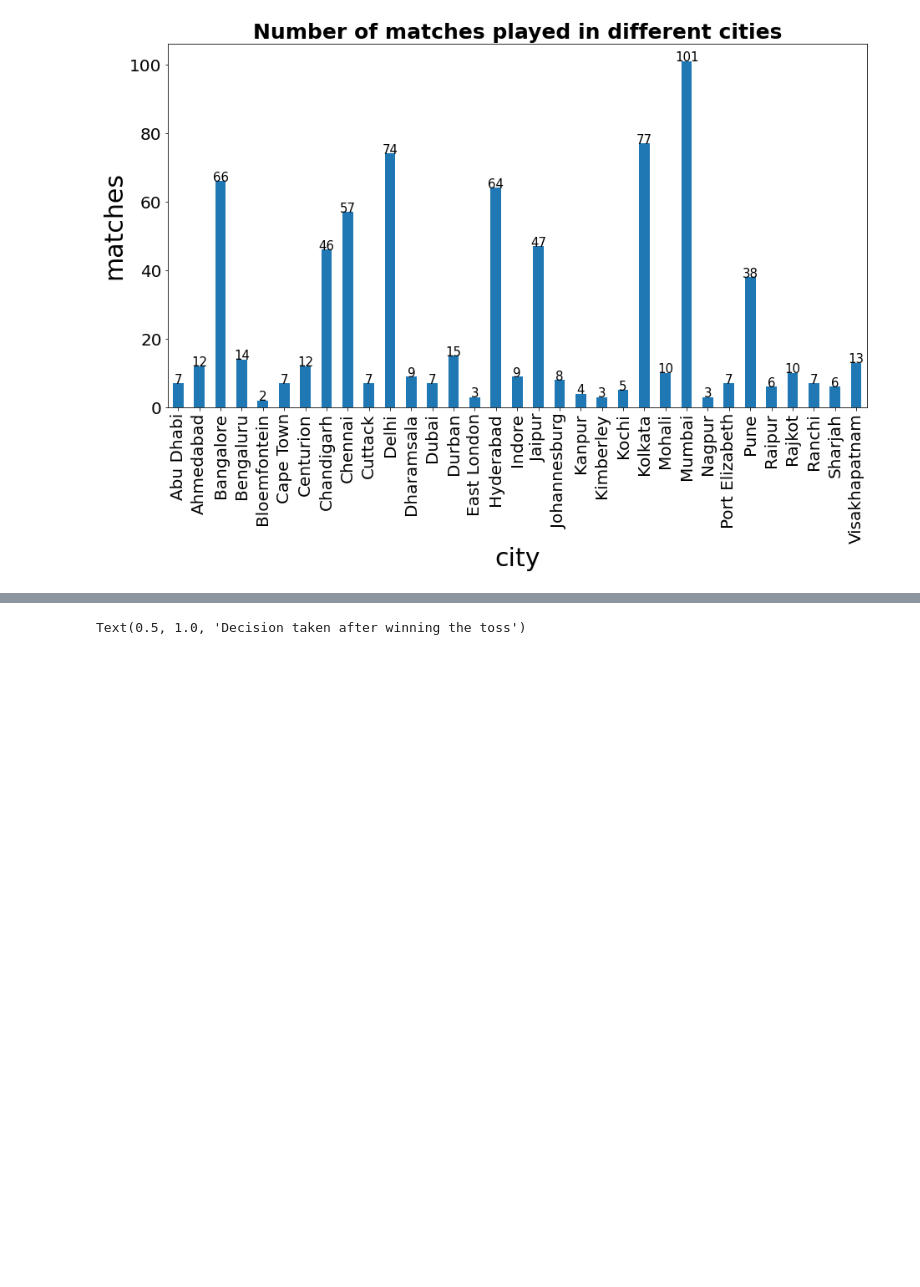
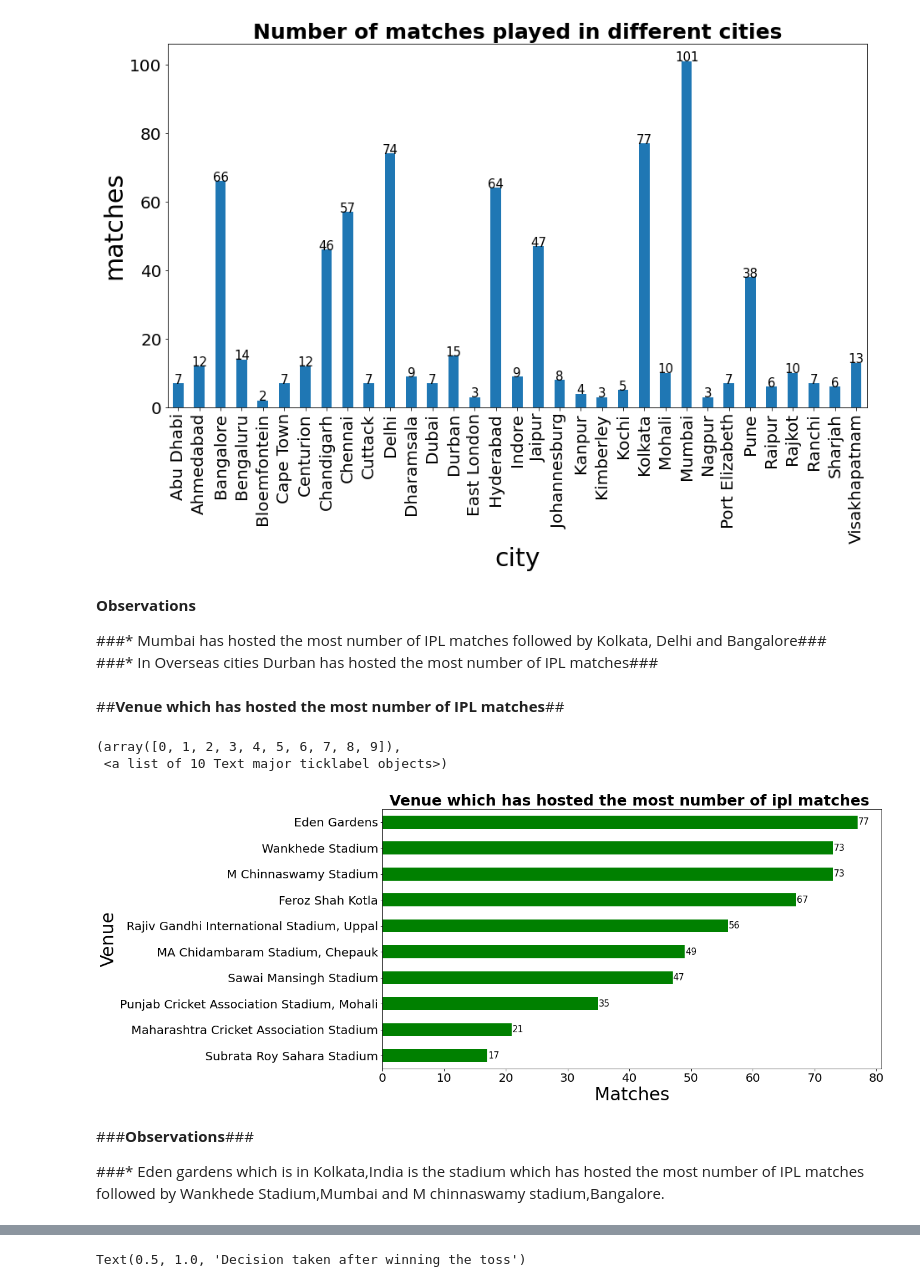
Before and after one commit to nehit210/EDA-on-sports-dataset, a Jupyter notebook: EDA.ipynb, the cells around one changed output, grey strips where cells are left out. Saved outputs shown, nothing was run; the diff lists cells and outputs as text; code cells hidden in the pictures; blank space fills up the shorter version.

```diff
--- a/EDA.ipynb
+++ b/EDA.ipynb
@@ -312,3 +308,29 @@ plt.yticks(size=20)
 (array([  0.,  20.,  40.,  60.,  80., 100., 120.]),
  <a list of 7 Text major ticklabel objects>)
 [figure]
+# %% [markdown]
+**Observations**
+
+###*   Mumbai has hosted the most number of IPL matches followed by Kolkata, Delhi and Bangalore###
+###*   In Overseas cities Durban has hosted the most number of IPL matches###
+# %% [markdown]
+##**Venue which has hosted the most number of IPL matches**##
+# %%
+plt.figure(figsize=(15,8))
+matches.venue.value_counts().sort_values(ascending=True).tail(10).plot(kind='barh',legend=False,color='green')
+plt.title("Venue which has hosted the most number of ipl matches ",fontsize=25,fontweight='bold')
+for index,data in enumerate(matches.venue.value_counts().sort_values(ascending=True).tail(10)):
+    plt.text(x=data+1 , y =index , s=f"{data}" , fontdict=dict(fontsize=15), horizontalalignment='center',
+                verticalalignment='center')
+plt.ylabel('Venue',size=30)
+plt.xlabel('Matches',size=30)
+plt.xticks(size=20)
+plt.yticks(size=20)
+# %% [output]
+(array([0, 1, 2, 3, 4, 5, 6, 7, 8, 9]),
+ <a list of 10 Text major ticklabel objects>)
+[figure, added]
+# %% [markdown]
+###**Observations**###
+
+###*   Eden gardens which is in Kolkata,India is the stadium which has hosted the most number of IPL matches followed by Wankhede Stadium,Mumbai and M chinnaswamy stadium,Bangalore.
```
Also changed, not shown: parts of 12 cells of this notebook.
